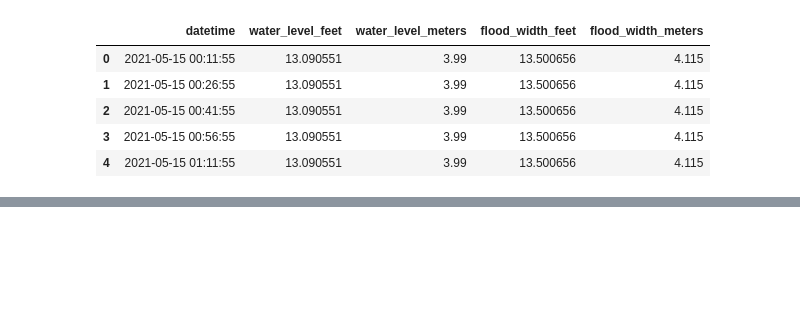
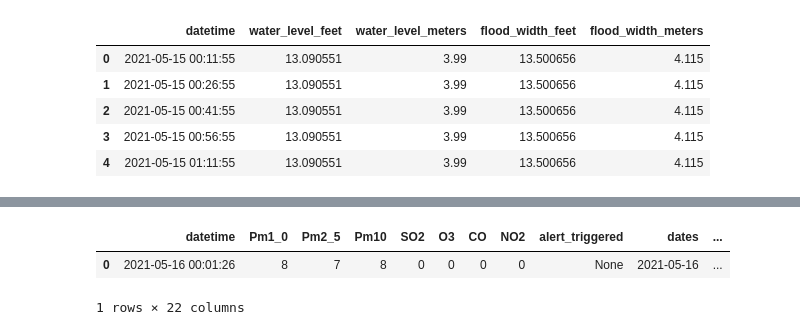
Before and after one commit to slc-data/2021-datathon, a Jupyter notebook: workbooks/caitlyn/acquire&prepare.ipynb, the cells around one changed output, grey strips where cells are left out. Cells and saved outputs as stored; diff of their text form; code cells hidden in the pictures; blank space fills up the shorter version.

```diff
--- a/workbooks/caitlyn/acquire&prepare.ipynb
+++ b/workbooks/caitlyn/acquire&prepare.ipynb
@@ -408,0 +450,6 @@ flood.head()
+# %%
+air['AQI_pm10'] = pd.cut(air.Pm10,
+                            bins = [-1,55,154,255,355,425,4000],
+                            labels = ['Good', 'Moderate',
+                                      'Unhealthy for Sensitive Groups', "Unhealthy",
+                                      "Very Unhealthy", 'Hazardous'])
@@ -408,0 +634,6 @@ flood.head()
+# %%
+air.head(1)
+# %% [output]
+|  | datetime | Pm1_0 | Pm2_5 | Pm10 | SO2 | O3 | CO | NO2 | alert_triggered | dates | ... |
+| 0 | 2021-05-16 00:01:26 | 8 | 7 | 8 | 0 | 0 | 0 | 0 | None | 2021-05-16 | ... |
+1 rows × 22 columns
```
Also changed, not shown: parts of 17 cells of this notebook.
